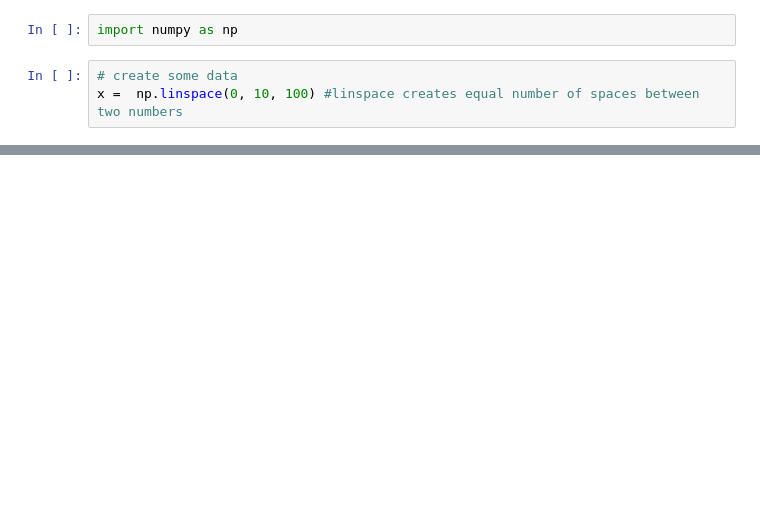
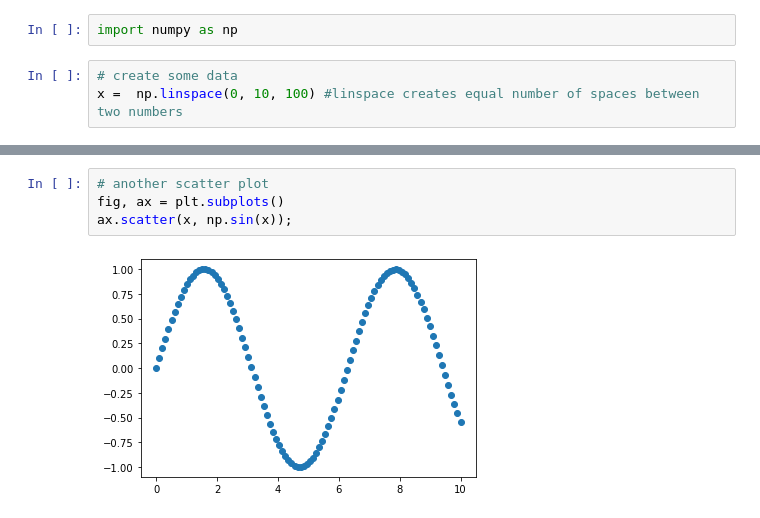
Before and after one commit to Joseph-Run/Learning, a Jupyter notebook: matplotlib/introduction to matplotlib.ipynb, the cells around one changed output, grey strips where cells are left out. Cells and saved outputs as stored; diff of their text form; blank space fills up the shorter version.

```diff
--- a/matplotlib/introduction to matplotlib.ipynb
+++ b/matplotlib/introduction to matplotlib.ipynb
@@ -113,0 +127,6 @@ ax.plot (x, x**2);
+# %%
+# another scatter plot
+fig, ax = plt.subplots()
+ax.scatter(x, np.sin(x));
+# %% [output]
+[figure, added]
```
Also changed, not shown: parts of 49 cells of this notebook, 3 other files.
